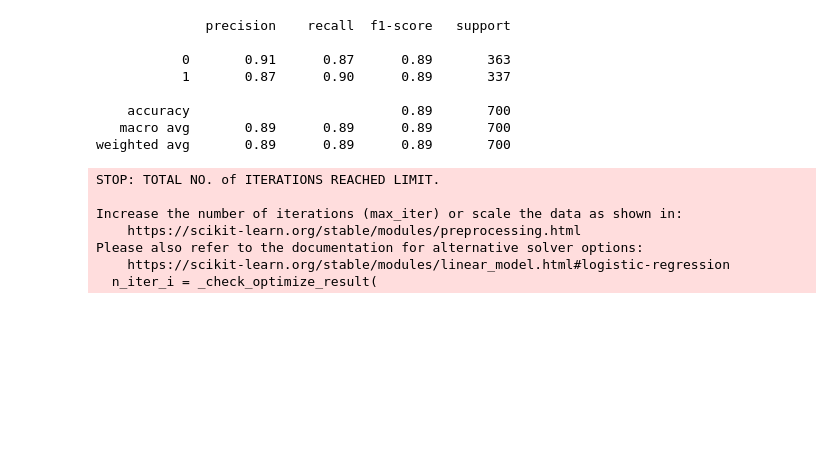
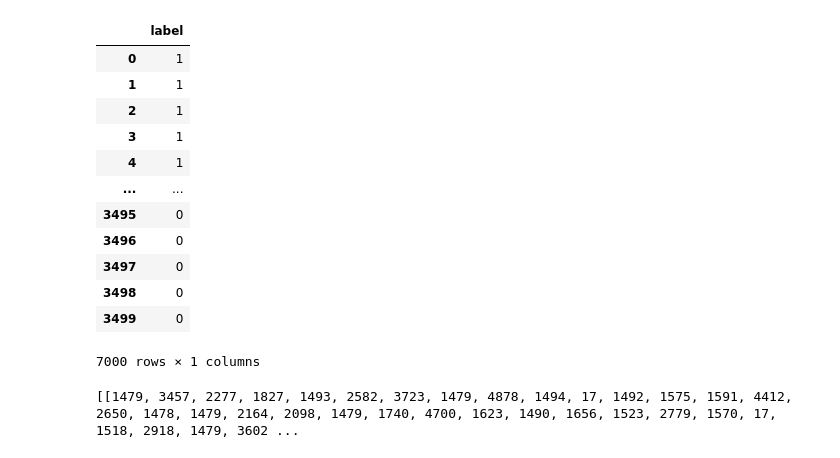
Before and after one commit to HonghaoO/sml-project-1, a Jupyter notebook: word embedding preprocess.ipynb, the cells around one changed output. Cells and saved outputs as stored; diff of their text form; code cells hidden in the pictures; blank space fills up the shorter version.

```diff
--- a/word embedding preprocess.ipynb
+++ b/word embedding preprocess.ipynb
@@ -84,25 +49,0 @@ def word_embedding(x_combined_set):
-# %%
-x_set1 = word_embedding(x_set1)
-x_train1, x_test1, y_train1, y_test1= train_test_split(x_set1, y_set1, test_size=0.1, stratify=y_set1)
-
-clf = LogisticRegression()
-clf.fit(x_train1, y_train1)
-y_pred = clf.predict(x_test1)
-
-print(classification_report(y_pred, y_test1))
-# %% [output]
-              precision    recall  f1-score   support
-
-           0       0.91      0.87      0.89       363
-           1       0.87      0.90      0.89       337
-
-    accuracy                           0.89       700
-   macro avg       0.89      0.89      0.89       700
-weighted avg       0.89      0.89      0.89       700
-STOP: TOTAL NO. of ITERATIONS REACHED LIMIT.
-
-Increase the number of iterations (max_iter) or scale the data as shown in:
-    https://scikit-learn.org/stable/modules/preprocessing.html
-Please also refer to the documentation for alternative solver options:
-    https://scikit-learn.org/stable/modules/linear_model.html#logistic-regression
-  n_iter_i = _check_optimize_result(
@@ -108,0 +52,18 @@ Please also refer to the documentation for alternative solver options:
+# %%
+y_combined_set = y_set1
+# %%
+y_combined_set
+# %% [output]
+|  | label |
+| 0 | 1 |
+| 1 | 1 |
+| 2 | 1 |
+| 3 | 1 |
+| 4 | 1 |
+| ... | ... |
+| 3495 | 0 |
+| 3496 | 0 |
+| 3497 | 0 |
+| 3498 | 0 |
+| 3499 | 0 |
+7000 rows × 1 columns
@@ -108,0 +72,4 @@ Please also refer to the documentation for alternative solver options:
+# %%
+print(vocab[:10])
+# %% [output]
+[[1479, 3457, 2277, 1827, 1493, 2582, 3723, 1479, 4878, 1494, 17, 1492, 1575, 1591, 4412, 2650, 1478, 1479, 2164, 2098, 1479, 1740, 4700, 1623, 1490, 1656, 1523, 2779, 1570, 17, 1518, 2918, 1479, 3602 ...
```
Also changed, not shown: parts of 28 cells of this notebook, 1 other file.
